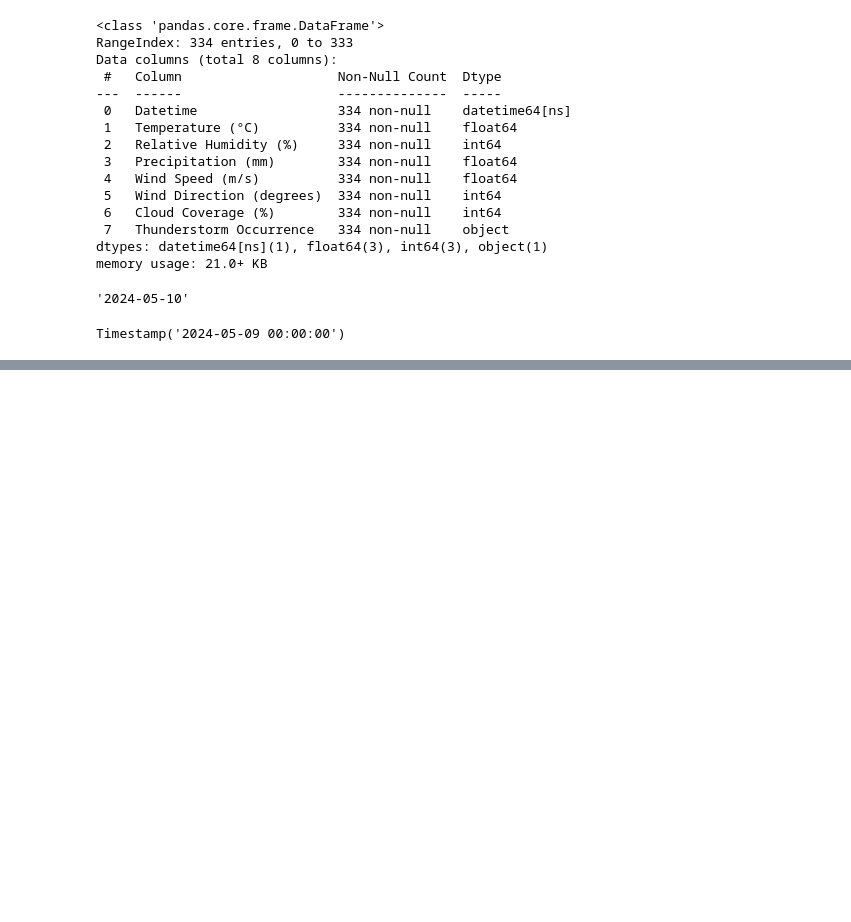
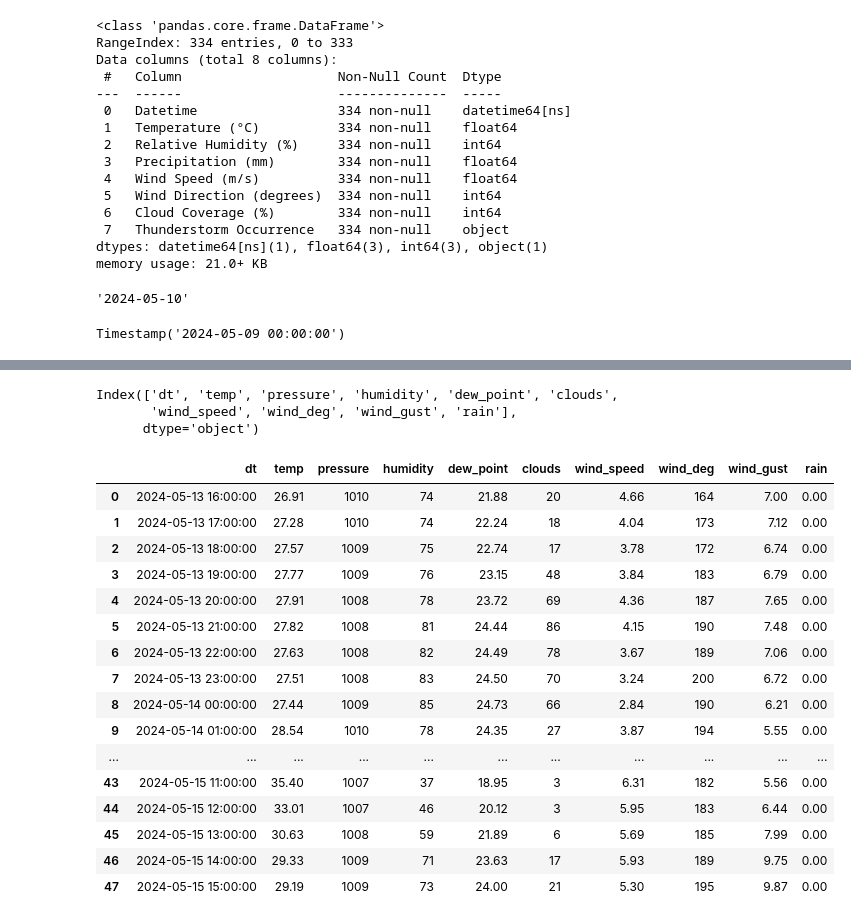
Before and after one commit to Rishit605/MetP, a Jupyter notebook: ETL.ipynb, the cells around one changed output, grey strips where cells are left out. Drawn from its saved outputs; the diff is of its cells as text; code cells hidden in the pictures; blank space fills up the shorter version.

```diff
--- a/ETL.ipynb
+++ b/ETL.ipynb
@@ -1581,0 +1646,3 @@ array([[0.30093797, 0.97123448, 0.31093414, 0.59028512, 0.78757606,
+# %%
+df = api_call_Open_weather_Map()
+df.columns
@@ -1581,0 +1658,3 @@ array([[0.30093797, 0.97123448, 0.31093414, 0.59028512, 0.78757606,
+# %%
+df['dt'] = pd.to_datetime(df['dt'], unit='s')
+df.info()
@@ -1581,0 +1679,40 @@ array([[0.30093797, 0.97123448, 0.31093414, 0.59028512, 0.78757606,
+# %%
+df = df.drop(columns=['feels_like', 'uvi', 'visibility', 'weather', 'pop'])
+df.columns
+# %% [output]
+Index(['dt', 'temp', 'pressure', 'humidity', 'dew_point', 'clouds',
+       'wind_speed', 'wind_deg', 'wind_gust', 'rain'],
+      dtype='object')
+# %%
+# df['rain'] = df['rain'].map({'nan': float(0)})
+
+def extract_value_or_zero(x):
+    if isinstance(x, dict) and '1h' in x:
+        return x['1h']
+    elif pd.isna(x):
+        return 0
+    else:
+        return x
+
+# Apply the function to the column
+df['rain'] = df['rain'].apply(extract_value_or_zero)
+
+df
+# %% [output]
+|  | dt | temp | pressure | humidity | dew_point | clouds | wind_speed | wind_deg | wind_gust | rain |
+| 0 | 2024-05-13 16:00:00 | 26.91 | 1010 | 74 | 21.88 | 20 | 4.66 | 164 | 7.00 | 0.00 |
+| 1 | 2024-05-13 17:00:00 | 27.28 | 1010 | 74 | 22.24 | 18 | 4.04 | 173 | 7.12 | 0.00 |
+| 2 | 2024-05-13 18:00:00 | 27.57 | 1009 | 75 | 22.74 | 17 | 3.78 | 172 | 6.74 | 0.00 |
+| 3 | 2024-05-13 19:00:00 | 27.77 | 1009 | 76 | 23.15 | 48 | 3.84 | 183 | 6.79 | 0.00 |
+| 4 | 2024-05-13 20:00:00 | 27.91 | 1008 | 78 | 23.72 | 69 | 4.36 | 187 | 7.65 | 0.00 |
+| 5 | 2024-05-13 21:00:00 | 27.82 | 1008 | 81 | 24.44 | 86 | 4.15 | 190 | 7.48 | 0.00 |
+| 6 | 2024-05-13 22:00:00 | 27.63 | 1008 | 82 | 24.49 | 78 | 3.67 | 189 | 7.06 | 0.00 |
+| 7 | 2024-05-13 23:00:00 | 27.51 | 1008 | 83 | 24.50 | 70 | 3.24 | 200 | 6.72 | 0.00 |
+| 8 | 2024-05-14 00:00:00 | 27.44 | 1009 | 85 | 24.73 | 66 | 2.84 | 190 | 6.21 | 0.00 |
+| 9 | 2024-05-14 01:00:00 | 28.54 | 1010 | 78 | 24.35 | 27 | 3.87 | 194 | 5.55 | 0.00 |
+| ... | ... | ... | ... | ... | ... | ... | ... | ... | ... | ... |
+| 43 | 2024-05-15 11:00:00 | 35.40 | 1007 | 37 | 18.95 | 3 | 6.31 | 182 | 5.56 | 0.00 |
+| 44 | 2024-05-15 12:00:00 | 33.01 | 1007 | 46 | 20.12 | 3 | 5.95 | 183 | 6.44 | 0.00 |
+| 45 | 2024-05-15 13:00:00 | 30.63 | 1008 | 59 | 21.89 | 6 | 5.69 | 185 | 7.99 | 0.00 |
+| 46 | 2024-05-15 14:00:00 | 29.33 | 1009 | 71 | 23.63 | 17 | 5.93 | 189 | 9.75 | 0.00 |
+| 47 | 2024-05-15 15:00:00 | 29.19 | 1009 | 73 | 24.00 | 21 | 5.30 | 195 | 9.87 | 0.00 |
```
Also changed, not shown: parts of 27 cells of this notebook, 19 other files.
